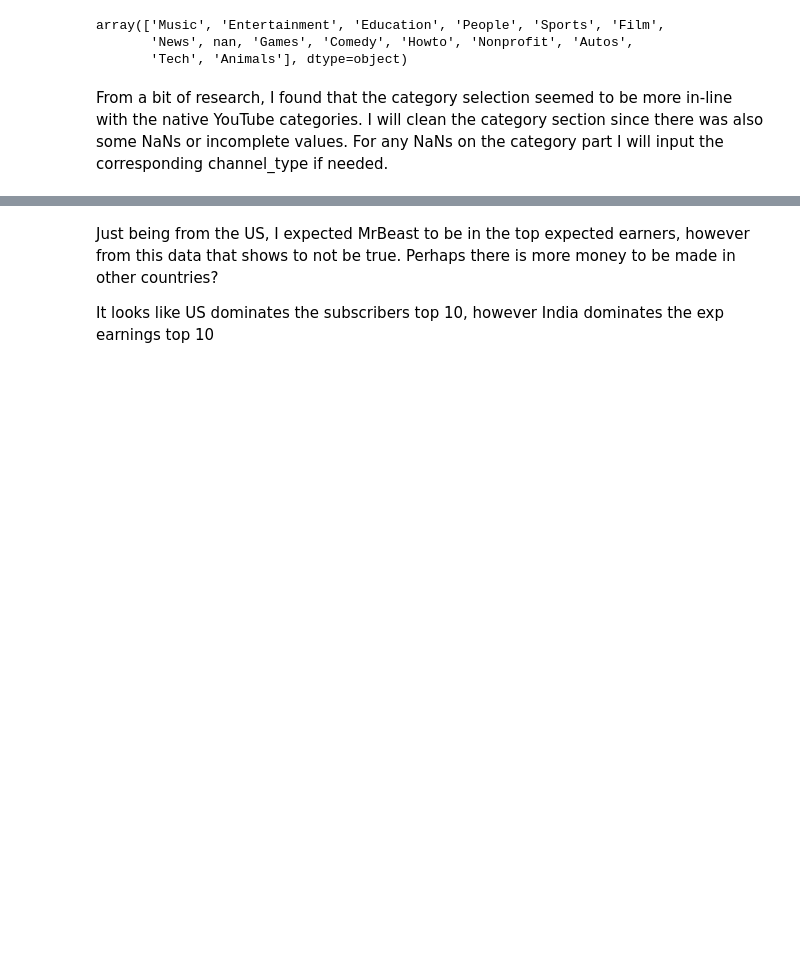
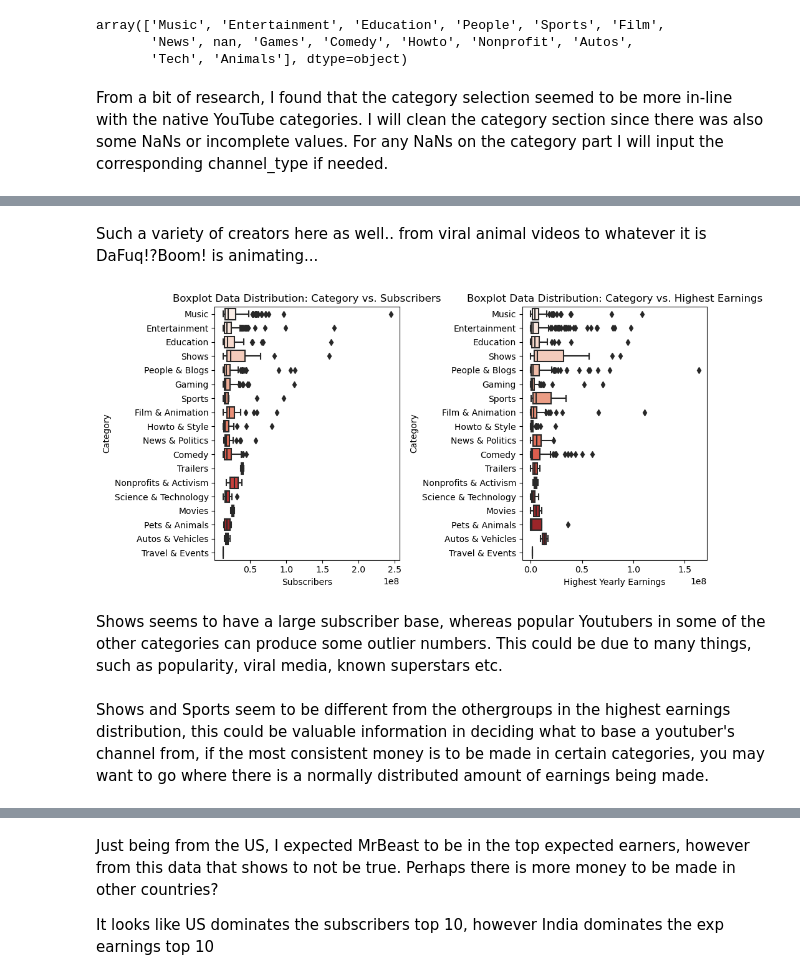
Before and after one commit to briangdrewes/youtuber-analysis, a Jupyter notebook: final_draft.ipynb, the cells around one changed output, grey strips where cells are left out. Saved outputs shown, nothing was run; the diff lists cells and outputs as text; code cells hidden in the pictures; blank space fills up the shorter version.

```diff
--- a/final_draft.ipynb
+++ b/final_draft.ipynb
@@ -103,0 +145,26 @@ df.at[302, 'Country'] = 'India'
+# %% [markdown]
+Such a variety of creators here as well.. from viral animal videos to whatever it is DaFuq!?Boom! is animating...
+# %%
+plt.figure(figsize=(10, 5))
+
+
+plt.subplot(1, 2, 1)
+sns.boxplot(data=df, y='category', x='subscribers',palette='Reds')
+plt.title('Boxplot Data Distribution: Category vs. Subscribers')
+plt.ylabel('Category')
+plt.xlabel('Subscribers')
+
+plt.subplot(1, 2, 2)
+sns.boxplot(data=df, y='category', x='highest_yearly_earnings',palette='Reds')
+plt.title('Boxplot Data Distribution: Category vs. Highest Earnings')
+plt.ylabel('Category')
+plt.xlabel('Highest Yearly Earnings')
+plt.tight_layout()
+
+plt.show()
+# %% [output]
+[figure, added]
+# %% [markdown]
+Shows seems to have a large subscriber base, whereas popular Youtubers in some of the other categories can produce some outlier numbers. This could be due to many things, such as popularity, viral media, known superstars etc.
+# %% [markdown]
+Shows and Sports seem to be different from the othergroups in the highest earnings distribution, this could be valuable information in deciding what to base a youtuber's channel from, if the most consistent money is to be made in certain categories, you may want to go where there is a normally distributed amount of earnings being made.
```
Also changed, not shown: parts of 35 cells of this notebook.
